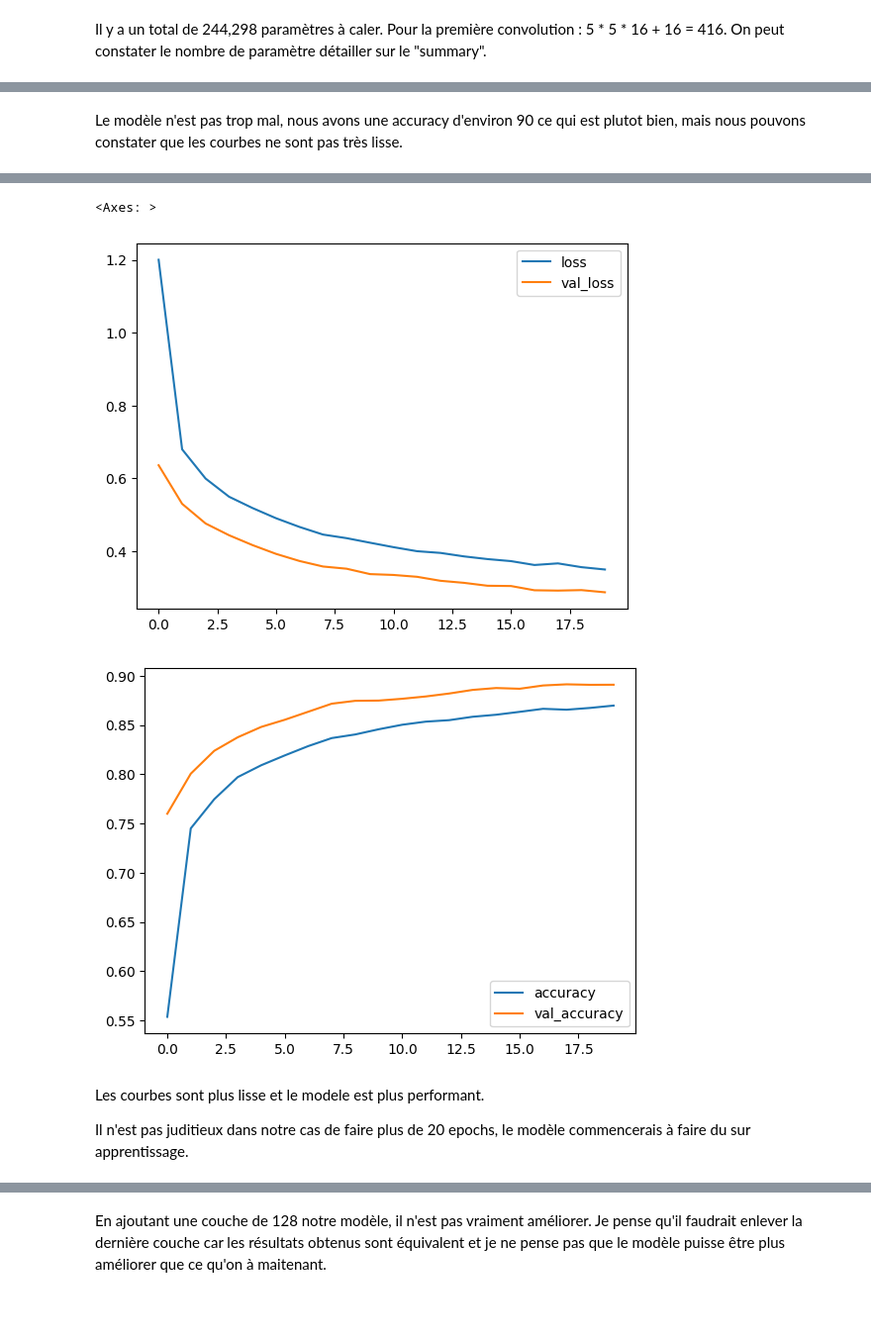
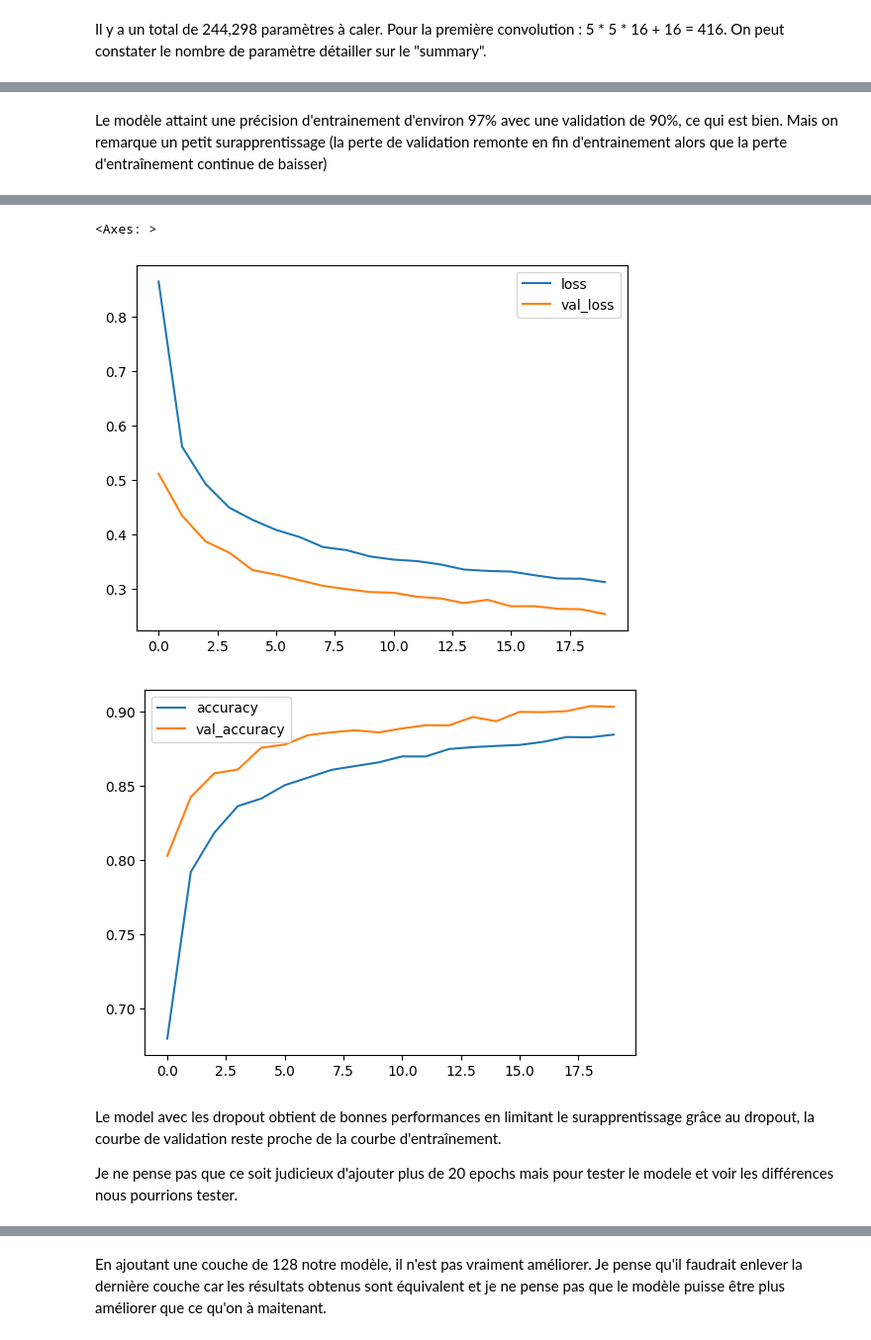
Before and after one commit to Cleamx/M1DENG, a Jupyter notebook: S2/BigData/TD2/TD2.ipynb, the cells around one changed output, grey strips where cells are left out. Shown at 99% size. Drawn from its saved outputs; the diff is of its cells as text; code cells hidden in the pictures; blank space fills up the shorter version.

```diff
--- a/S2/BigData/TD2/TD2.ipynb
+++ b/S2/BigData/TD2/TD2.ipynb
@@ -119,26 +118,26 @@ pd.DataFrame(history.history)[['accuracy', 'val_accuracy']].plot()
-# %% [markdown]
-Le modèle n'est pas trop mal, nous avons une accuracy d'environ 90 ce qui est plutot bien, mais nous pouvons constater que les courbes ne sont pas très lisse.
+# %% [markdown]
+Le modèle attaint une précision d'entrainement d'environ 97% avec une validation de 90%, ce qui est bien. Mais on remarque un petit surapprentissage (la perte de validation remonte en fin d'entrainement alors que la perte d'entraînement continue de baisser)
 # %%
-model = tf.keras.models.Sequential()
-model.add(tf.keras.layers.Input(shape=(28, 28, 1)))
-model.add(tf.keras.layers.Conv2D(filters=16, kernel_size=5, activation='relu'))
-model.add(tf.keras.layers.MaxPooling2D(pool_size=(2, 2)))
-model.add(tf.keras.layers.Dropout(0.4))
+model_deux = tf.keras.models.Sequential()
+model_deux.add(tf.keras.layers.Input(shape=(28, 28, 1)))
+model_deux.add(tf.keras.layers.Conv2D(filters=16, kernel_size=5, activation='relu'))
+model_deux.add(tf.keras.layers.MaxPooling2D(pool_size=(2, 2)))
+model_deux.add(tf.keras.layers.Dropout(0.4))
 
-model.add(tf.keras.layers.Conv2D(filters=32, kernel_size=3, activation='relu'))
-model.add(tf.keras.layers.MaxPooling2D(pool_size=(2, 2)))
-model.add(tf.keras.layers.Dropout(0.4))
+model_deux.add(tf.keras.layers.Conv2D(filters=32, kernel_size=3, activation='relu'))
+model_deux.add(tf.keras.layers.MaxPooling2D(pool_size=(2, 2)))
+model_deux.add(tf.keras.layers.Dropout(0.4))
 
-model.add(tf.keras.layers.Flatten())
-model.add(tf.keras.layers.Dense(256, activation='relu'))
-model.add(tf.keras.layers.Dropout(0.4))
-model.add(tf.keras.layers.Dense(128, activation='relu'))
-model.add(tf.keras.layers.Dropout(0.4))
-model.add(tf.keras.layers.Dense(10, activation='softmax'))
+model_deux.add(tf.keras.layers.Flatten())
+model_deux.add(tf.keras.layers.Dense(256, activation='relu'))
+model_deux.add(tf.keras.layers.Dropout(0.4))
+model_deux.add(tf.keras.layers.Dense(128, activation='relu'))
+model_deux.add(tf.keras.layers.Dropout(0.4))
+model_deux.add(tf.keras.layers.Dense(10, activation='softmax'))
 
-model.compile(optimizer='adam', loss='sparse_categorical_crossentropy', metrics=['accuracy'])
+model_deux.compile(optimizer='adam', loss='sparse_categorical_crossentropy', metrics=['accuracy'])
 
-history = model.fit(X_train.reshape(-1, 28, 28, 1), y_train, epochs=20, batch_size=batch_size, validation_split=0.2)
+history = model_deux.fit(X_train.reshape(-1, 28, 28, 1), y_train, epochs=20, batch_size=128, validation_split=0.2)
 
 pd.DataFrame(history.history)[['loss', 'val_loss']].plot()
 pd.DataFrame(history.history)[['accuracy', 'val_accuracy']].plot()
@@ -163,8 +162,8 @@ Epoch 20/20
 <Axes: >
-[figure, old version]
+[figure, new version]
-[figure, old version]
+[figure, new version]
-# %% [markdown]
-Les courbes sont plus lisse et le modele est plus performant.
-
-Il n'est pas juditieux dans notre cas de faire plus de 20 epochs, le modèle commencerais à faire du sur apprentissage.
+# %% [markdown]
+Le model avec les dropout obtient de bonnes performances en limitant le surapprentissage grâce au dropout, la courbe de validation reste proche de la courbe d'entraînement.
+
+Je ne pense pas que ce soit judicieux d'ajouter plus de 20 epochs mais pour tester le modele et voir les différences nous pourrions tester.
 # %%
```
Also changed, not shown: parts of 27 cells of this notebook.
